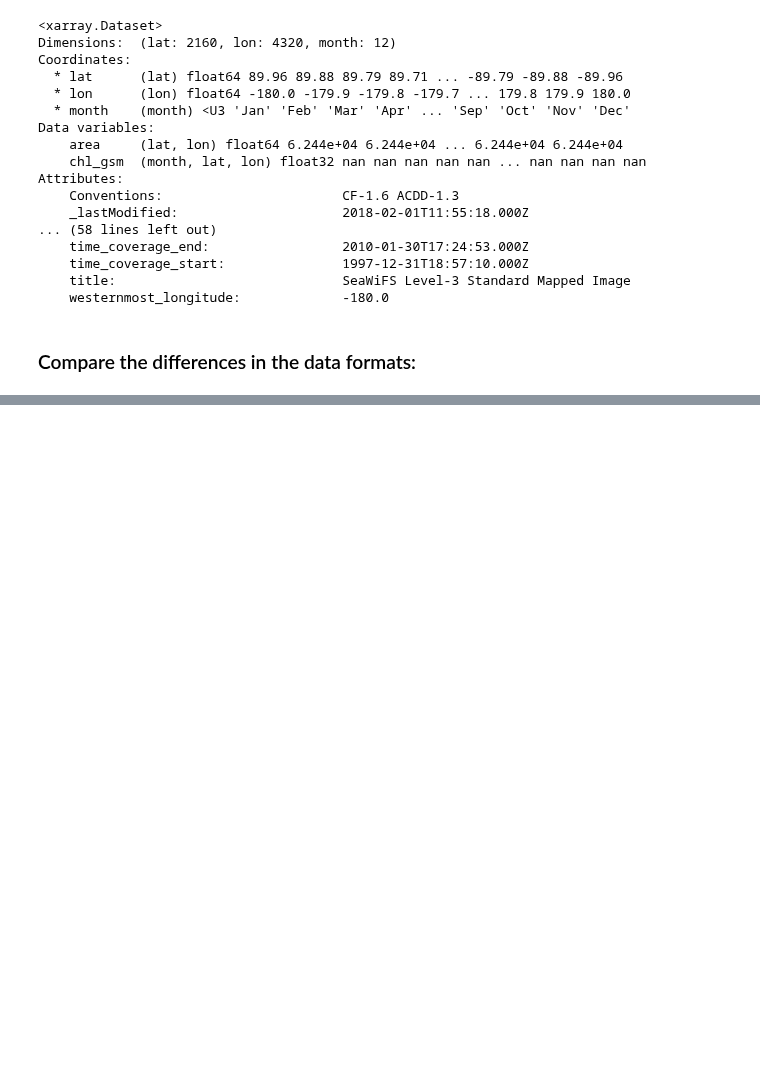
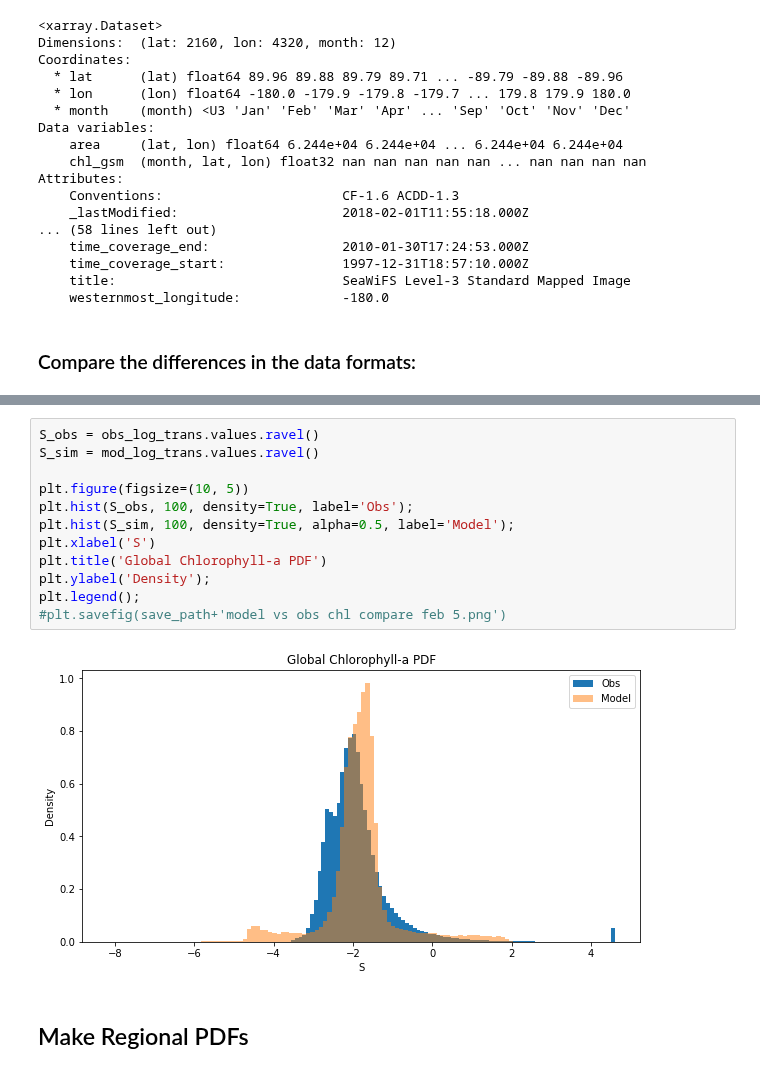
Before and after one commit to Zephyr-Sylvester/krill-cesm-le, a Jupyter notebook: notebooks/Obs_v_Mods.ipynb, the cells around one changed output, grey strips where cells are left out. Saved outputs shown, nothing was run; the diff lists cells and outputs as text; blank space fills up the shorter version.

```diff
--- a/notebooks/Obs_v_Mods.ipynb
+++ b/notebooks/Obs_v_Mods.ipynb
@@ -147,0 +150,16 @@ ImportError: Regrid(filename) requires PIO and does not work if ESMF has not bee
+# %%
+S_obs = obs_log_trans.values.ravel()
+S_sim = mod_log_trans.values.ravel()
+
+plt.figure(figsize=(10, 5))
+plt.hist(S_obs, 100, density=True, label='Obs');
+plt.hist(S_sim, 100, density=True, alpha=0.5, label='Model');
+plt.xlabel('S')
+plt.title('Global Chlorophyll-a PDF')
+plt.ylabel('Density');
+plt.legend();
+#plt.savefig(save_path+'model vs obs chl compare feb 5.png')
+# %% [output]
+[figure, added]
+# %% [markdown]
+## Make Regional PDFs
```
Also changed, not shown: parts of 16 cells of this notebook, 1 other file.
